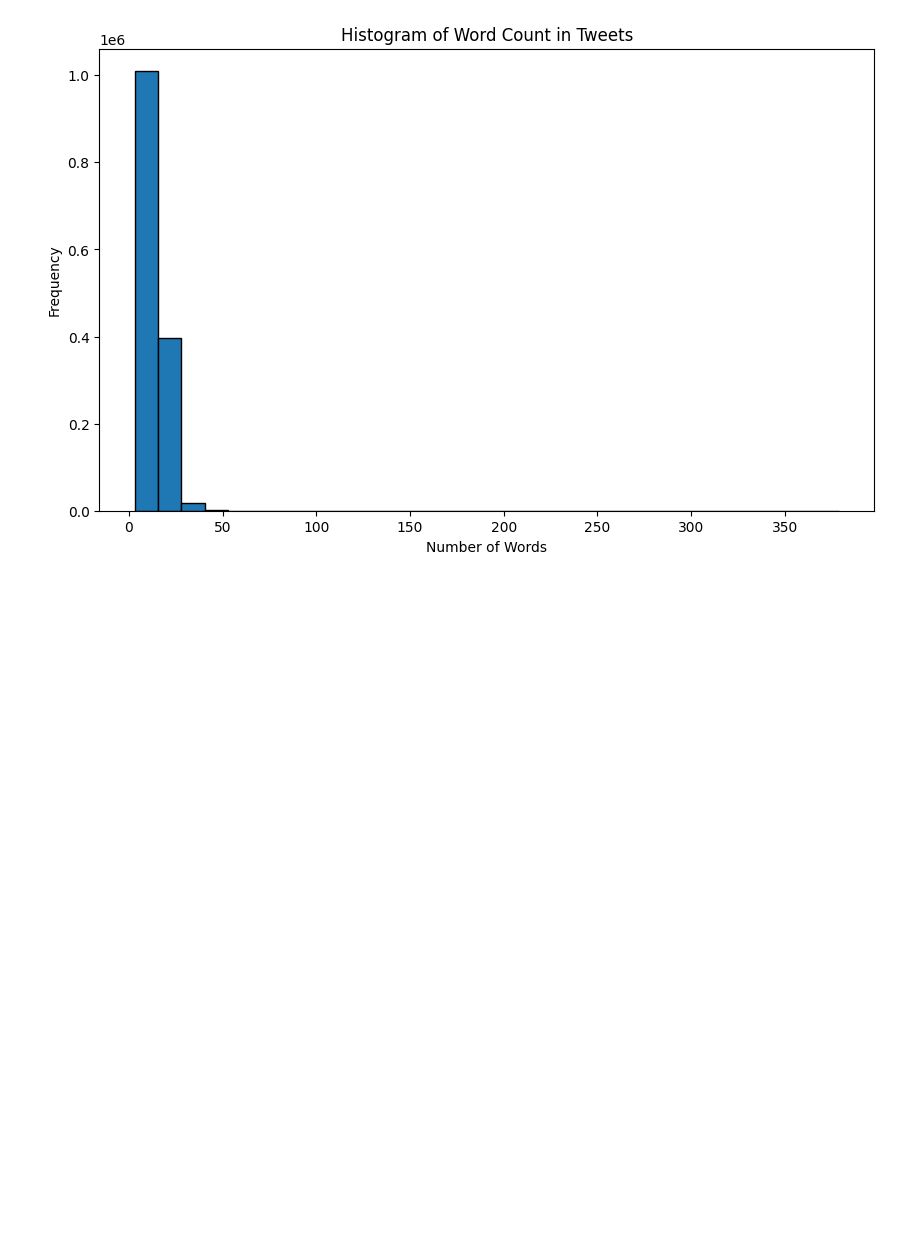
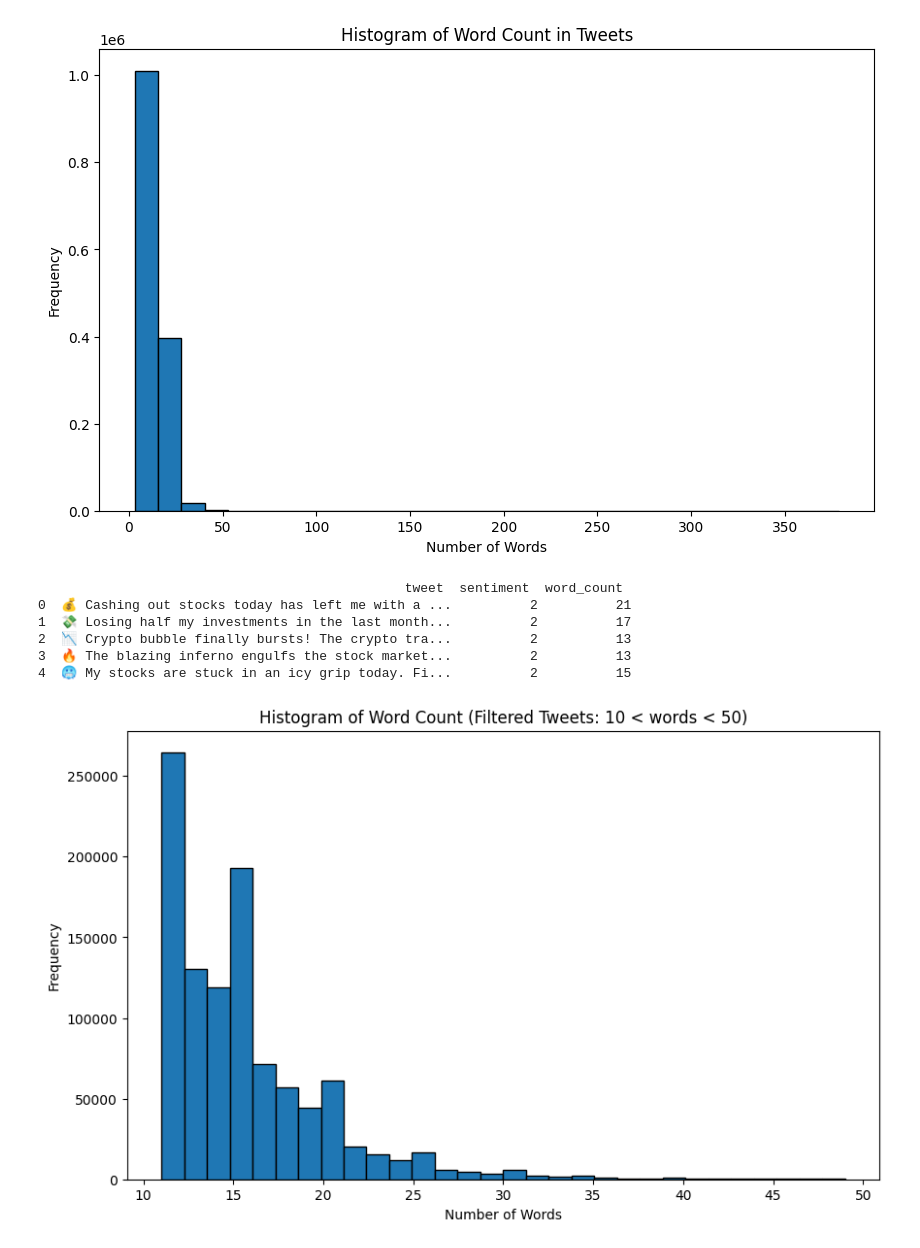
Before and after one commit to sahanchamod/cse-sentiment-analysis, a Jupyter notebook: cse_sentiment_analysis.ipynb, the cells around one changed output. Cells and saved outputs as stored; diff of their text form; code cells hidden in the pictures; blank space fills up the shorter version.

```diff
--- a/cse_sentiment_analysis.ipynb
+++ b/cse_sentiment_analysis.ipynb
@@ -77,3 +77,25 @@ plt.ylabel('Frequency')
 plt.show()
 # %% [output]
 [figure]
+# %%
+# Filter tweets with word count greater than 10 and less than 50
+filtered_df = df[(df['word_count'] > 10) & (df['word_count'] < 50)]
+
+# Display the first few rows of the filtered DataFrame
+print(filtered_df.head())
+
+# Plot a histogram for filtered tweets
+plt.figure(figsize=(10, 6))
+plt.hist(filtered_df['word_count'], bins=30, edgecolor='black')
+plt.title('Histogram of Word Count (Filtered Tweets: 10 < words < 50)')
+plt.xlabel('Number of Words')
+plt.ylabel('Frequency')
+plt.show()
+# %% [output]
+                                               tweet  sentiment  word_count
+0  💰 Cashing out stocks today has left me with a ...          2          21
+1  💸 Losing half my investments in the last month...          2          17
+2  📉 Crypto bubble finally bursts! The crypto tra...          2          13
+3  🔥 The blazing inferno engulfs the stock market...          2          13
+4  🥶 My stocks are stuck in an icy grip today. Fi...          2          15
+[figure, added]
```
Also changed, not shown: parts of 4 cells of this notebook, 1 other file.
